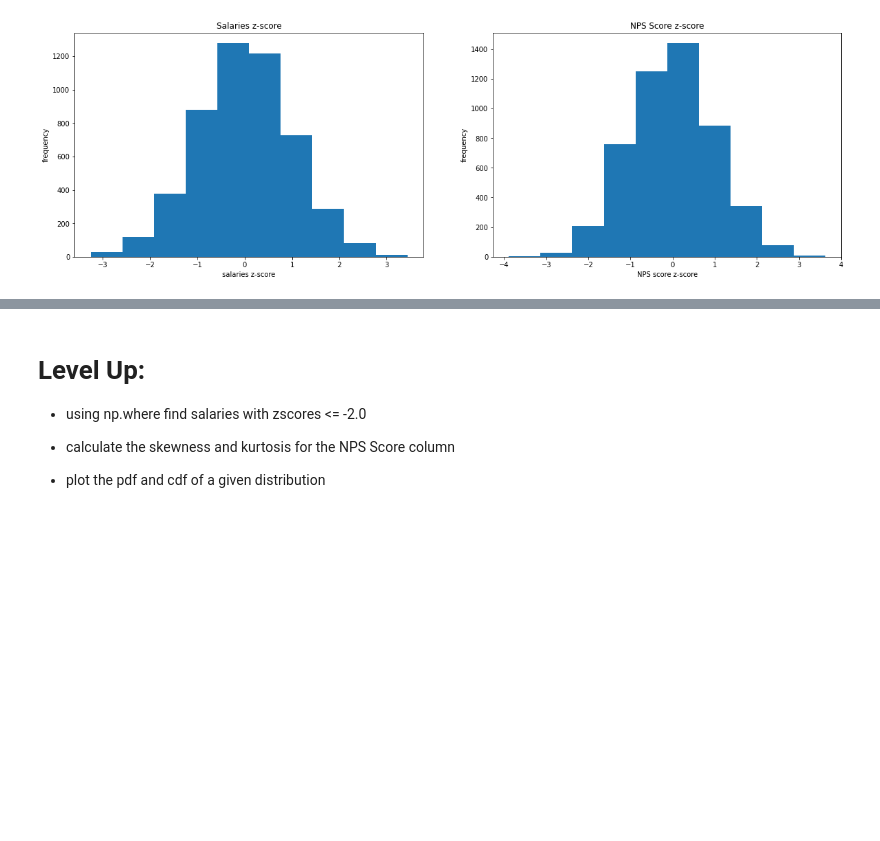
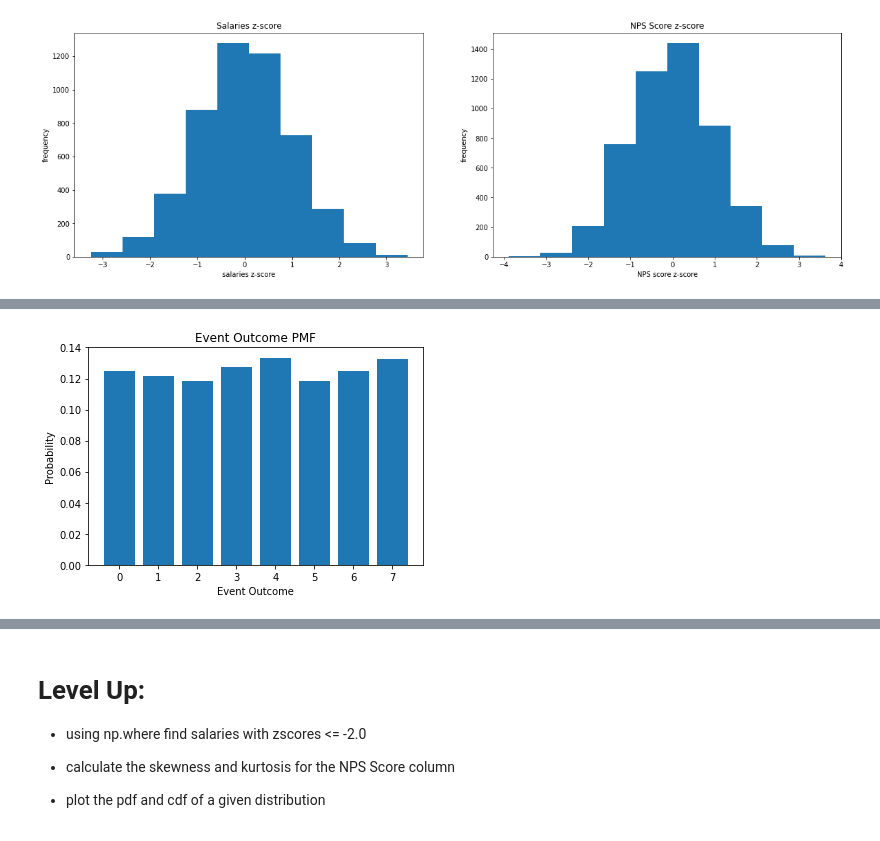
Before and after one commit to sethchart/topic11-topic13-assessment, a Jupyter notebook: assessment.ipynb, the cells around one changed output, grey strips where cells are left out. Cells and saved outputs as stored; diff of their text form; code cells hidden in the pictures; blank space fills up the shorter version.

```diff
--- a/assessment.ipynb
+++ b/assessment.ipynb
@@ -132,6 +132,20 @@ create a PMF and plot the PMF as a bar chart
 See image below for referenc
 
 <img src="solutions/images/part4_pmf.png"/>
+# %%
+eventOutcomes = list(df['eventOutcome'])
+pmf = dict()
+N = len(eventOutcomes)
+for outcome in eventOutcomes:
+    pmf[outcome] = pdf.get(outcome,0) + 1/N
+# %%
+fig = plt.figure(figsize=(6,4));
+plt.bar(pmf.keys(), pmf.values());
+plt.title('Event Outcome PMF');
+plt.xlabel('Event Outcome');
+plt.ylabel('Probability');
+# %% [output]
+[figure, added]
 # %% [markdown]
 # Part 5 - CDF
 plot the CDF of Event Outcomes as a scatter plot using the information above
```
Also changed, not shown: parts of 2 cells of this notebook.
